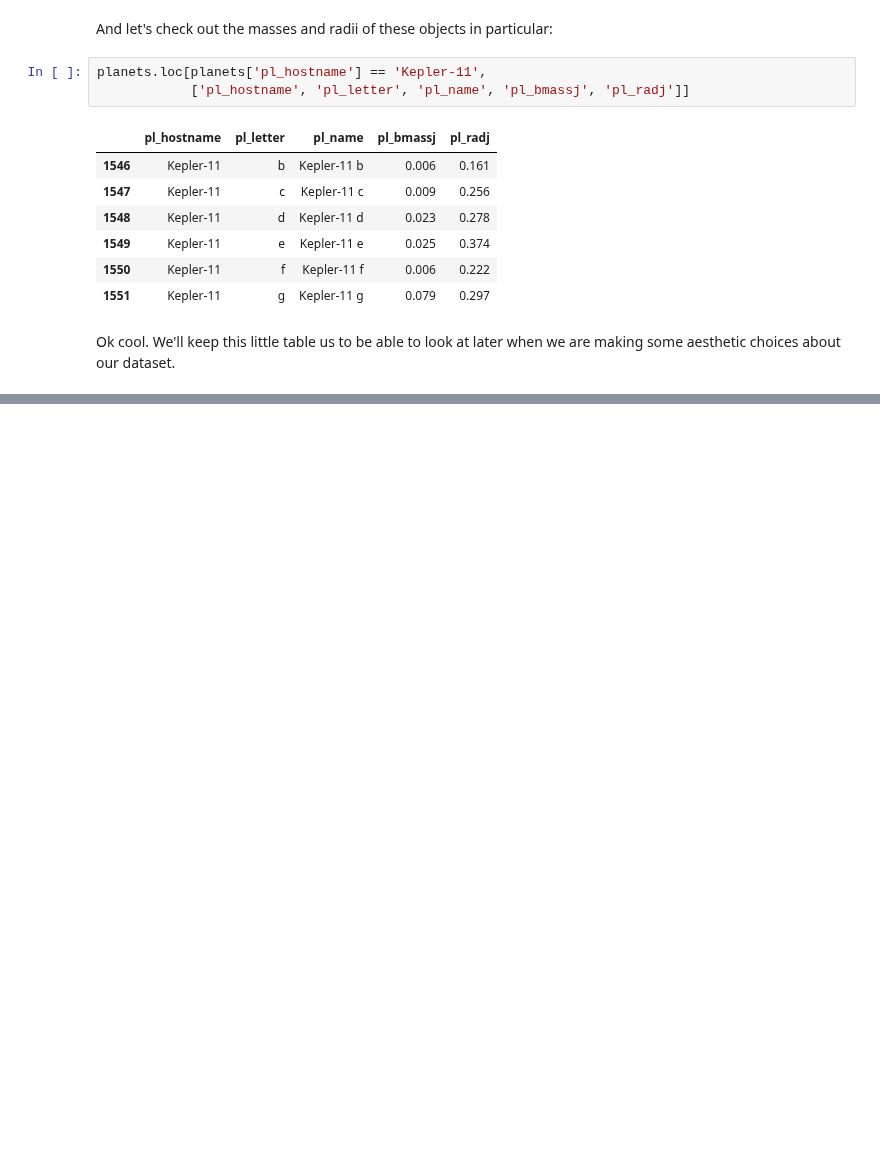
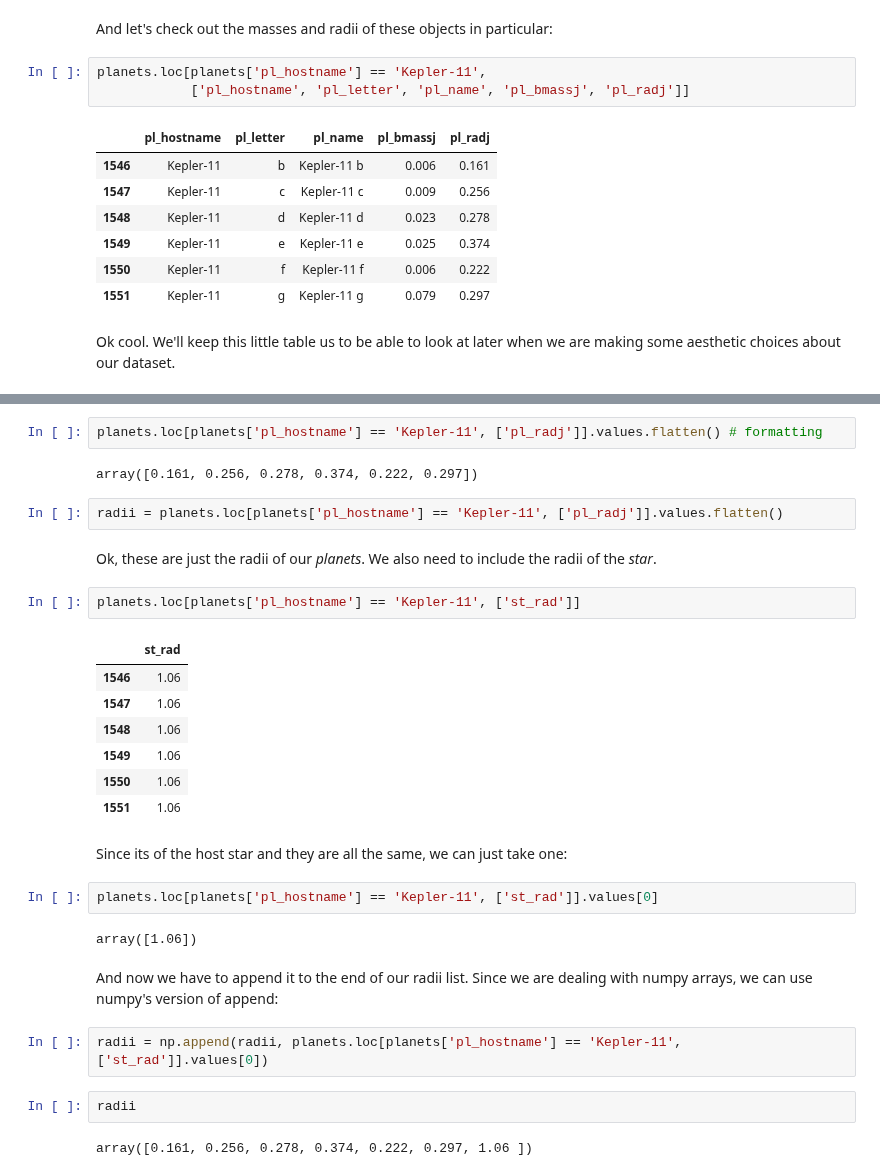
Before and after one commit to jnaiman/csci-p-14110_su2020, a Jupyter notebook: lesson10/prep_notebook_lesson10.ipynb, the cells around one changed output, grey strips where cells are left out. Drawn from its saved outputs; the diff is of its cells as text; blank space fills up the shorter version.

```diff
--- a/lesson10/prep_notebook_lesson10.ipynb
+++ b/lesson10/prep_notebook_lesson10.ipynb
@@ -74,0 +148,32 @@ There are a few ways to get this data:
+# %%
+planets.loc[planets['pl_hostname'] == 'Kepler-11', ['pl_radj']].values.flatten() # formatting
+# %% [output]
+array([0.161, 0.256, 0.278, 0.374, 0.222, 0.297])
+# %%
+radii = planets.loc[planets['pl_hostname'] == 'Kepler-11', ['pl_radj']].values.flatten()
+# %% [markdown]
+Ok, these are just the radii of our *planets*.  We also need to include the radii of the *star*.
+# %%
+planets.loc[planets['pl_hostname'] == 'Kepler-11', ['st_rad']]
+# %% [output]
+|  | st_rad |
+| 1546 | 1.06 |
+| 1547 | 1.06 |
+| 1548 | 1.06 |
+| 1549 | 1.06 |
+| 1550 | 1.06 |
+| 1551 | 1.06 |
+# %% [markdown]
+Since its of the host star and they are all the same, we can just take one:
+# %%
+planets.loc[planets['pl_hostname'] == 'Kepler-11', ['st_rad']].values[0]
+# %% [output]
+array([1.06])
+# %% [markdown]
+And now we have to append it to the end of our radii list.  Since we are dealing with numpy arrays, we can use numpy's version of append:
+# %%
+radii = np.append(radii, planets.loc[planets['pl_hostname'] == 'Kepler-11', ['st_rad']].values[0])
+# %%
+radii
+# %% [output]
+array([0.161, 0.256, 0.278, 0.374, 0.222, 0.297, 1.06 ])
```
Also changed, not shown: parts of 44 cells of this notebook, 49 other files.
